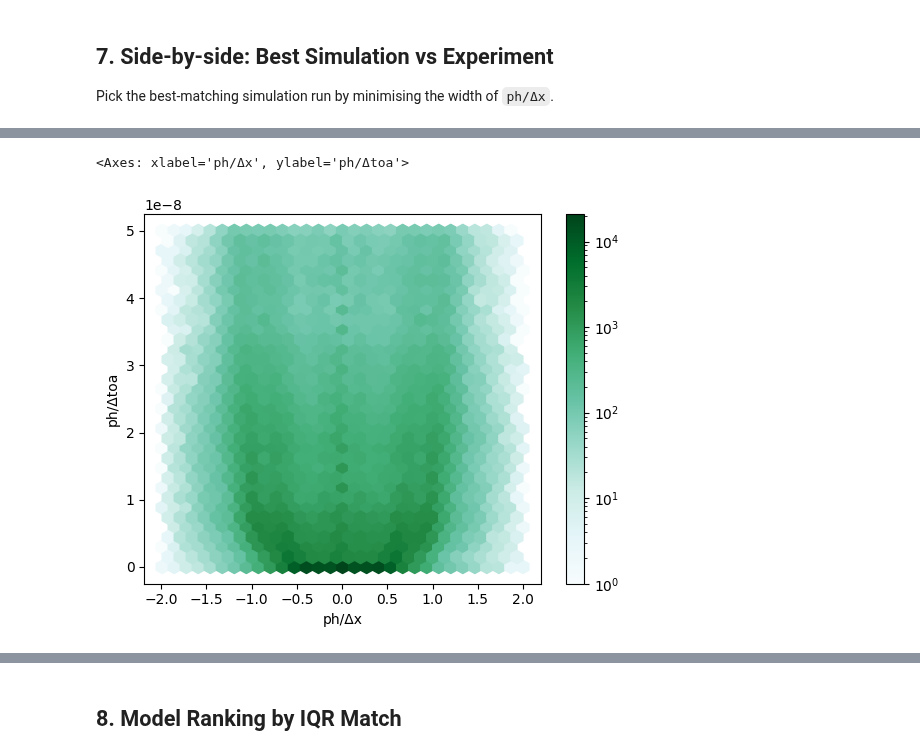
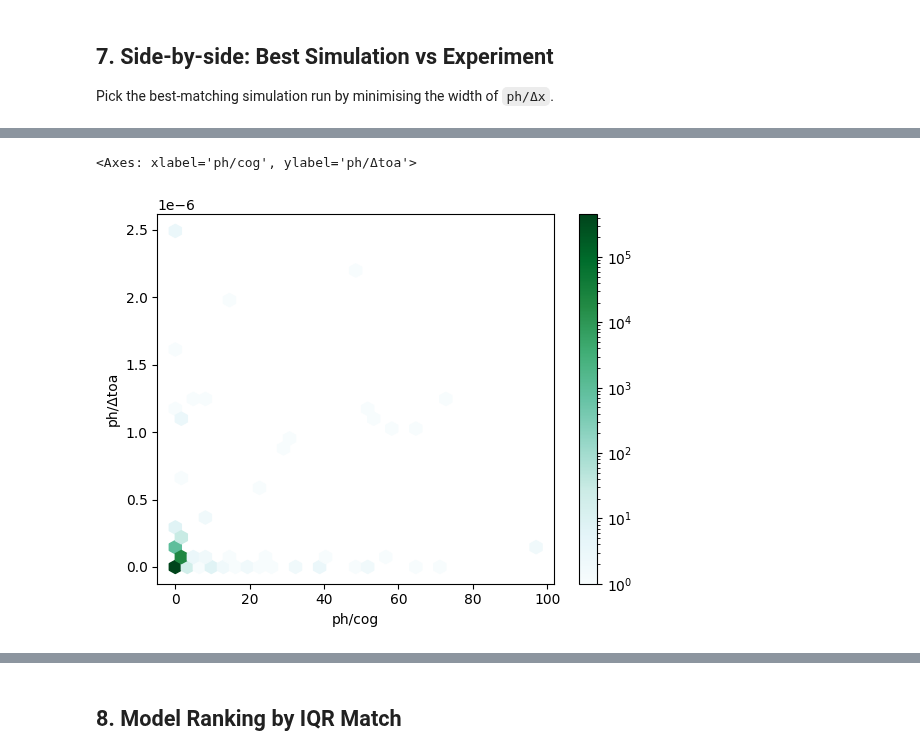
Before and after one commit to TsvikiHirsh/G4LumaCam, a Jupyter notebook: notebooks/detector_model_comparison.ipynb, the cells around one changed output, grey strips where cells are left out. Saved outputs shown, nothing was run; the diff lists cells and outputs as text; code cells hidden in the pictures.

```diff
--- a/notebooks/detector_model_comparison.ipynb
+++ b/notebooks/detector_model_comparison.ipynb
@@ -62,0 +80,9 @@ Experimental: 572,805 rows   columns: ['px/x', 'px/y', 'px/toa', 'px/tot', 'px/t
+# %%
+
+df_exp["ph/Δtoa"] = df_exp["px/toa"] - df_exp["ph/toa"]
+df_exp["ev/Δtoa"] = df_exp["ph/toa"] - df_exp["ev/toa"]
+
+df_exp["ph/Δx"] = df_exp["px/x"] - df_exp["ph/x"]
+df_exp["ev/Δx"] = df_exp["ph/x"] - df_exp["ev/x"]
+df_exp["ph/Δy"] = df_exp["px/y"] - df_exp["ph/y"]
+df_exp["ev/Δy"] = df_exp["ph/y"] - df_exp["ev/y"]
@@ -393,8 +479,8 @@ d["ev/Δx"] = d["ph/x"] - d["ev/x"]
 df_exp["ph/Δx"] = df_exp["px/x"] - df_exp["ph/x"]
 df_exp["ev/Δx"] = df_exp["ph/x"] - df_exp["ev/x"]
 # %%
-df_exp.plot.hexbin(x="ph/Δx",y="ph/Δtoa",bins="log",gridsize=30)
+df_exp.plot.hexbin(x="ph/cog",y="ph/Δtoa",bins="log",gridsize=30)
 # %% [output]
-<Axes: xlabel='ph/Δx', ylabel='ph/Δtoa'>
+<Axes: xlabel='ph/cog', ylabel='ph/Δtoa'>
-[figure, old version]
+[figure, new version]
 # %%
```
Also changed, not shown: parts of 44 cells of this notebook, 1 other file.
